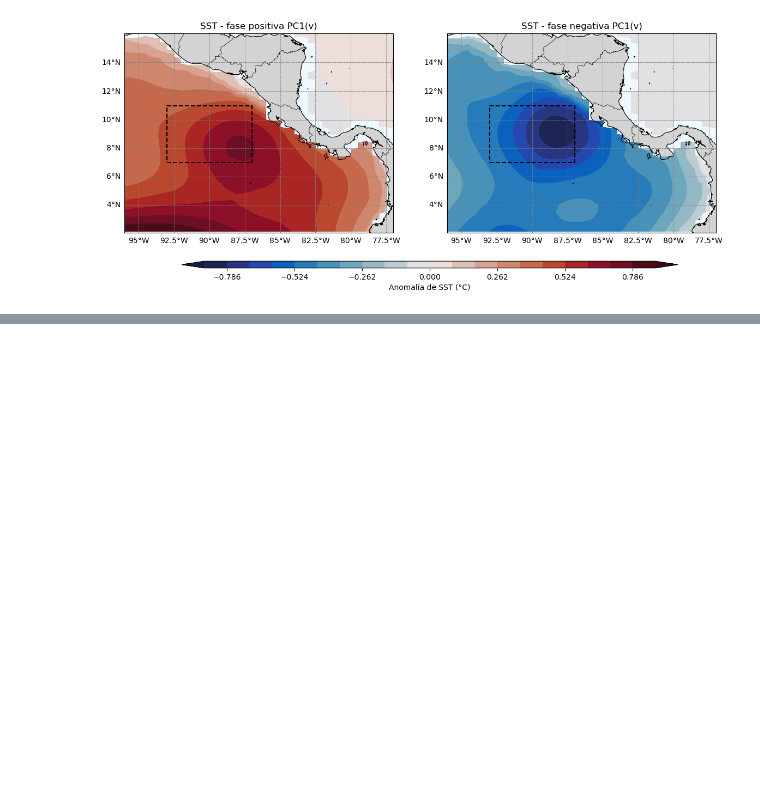
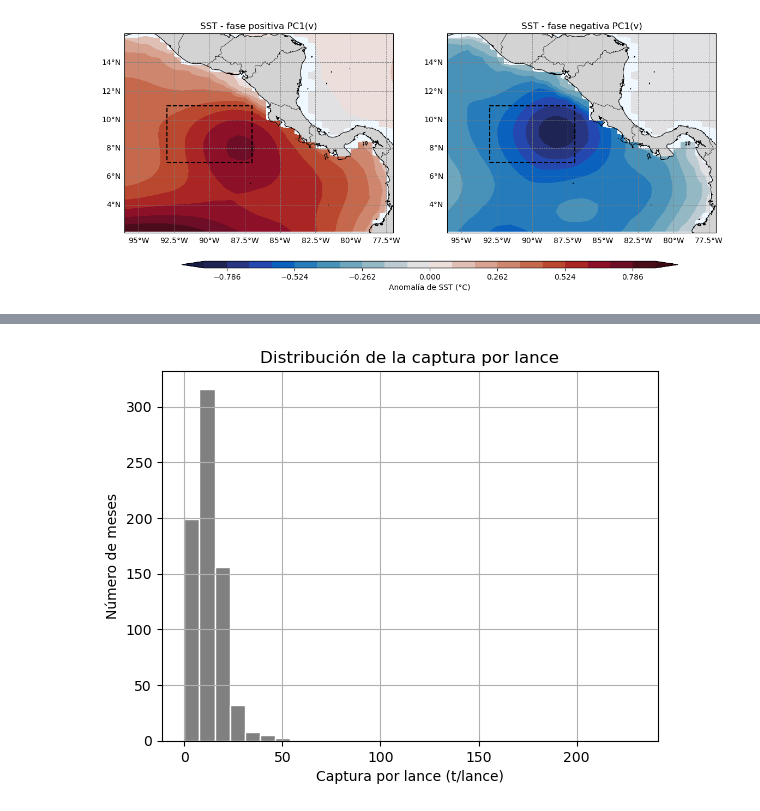
Before and after one commit to Intercoonecta/OHWE_26_ATUN_TEMP, a Jupyter notebook: Exploracion_atun_CR.ipynb, the cells around one changed output, grey strips where cells are left out. Saved outputs shown, nothing was run; the diff lists cells and outputs as text; code cells hidden in the pictures; blank space fills up the shorter version.

```diff
--- a/Exploracion_atun_CR.ipynb
+++ b/Exploracion_atun_CR.ipynb
@@ -722,0 +1080,8 @@ Número de meses en fase neutra: 594
+# %%
+# Calcular las anomalías mensuales de temperatura
+anomalia_temperatura = (
+    temperatura_mensual.groupby("time.month") - climatologia_domo
+)
+
+# Mostrar los primeros seis meses
+anomalia_temperatura.head(6)
@@ -722,0 +1233,15 @@ Número de meses en fase neutra: 594
+# %%
+import matplotlib.pyplot as plt
+
+datos_analisis["captura_por_lance"].hist(
+    bins=30,
+    color="gray",
+    edgecolor="white"
+)
+
+plt.xlabel("Captura por lance (t/lance)")
+plt.ylabel("Número de meses")
+plt.title("Distribución de la captura por lance")
+plt.show()
+# %% [output]
+[figure, added]
```
Also changed, not shown: parts of 57 cells of this notebook.
